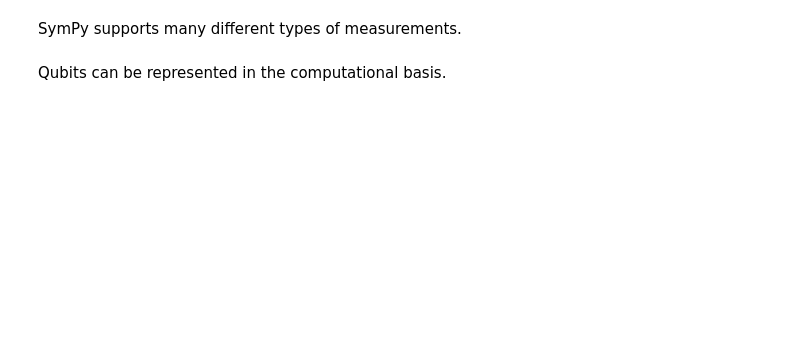
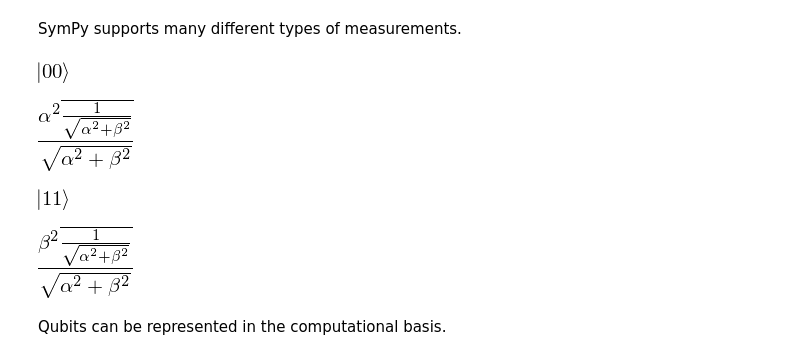
Before and after one commit to ellisonbg/sympy-qcpaper, a Jupyter notebook: notebooks/qubits.ipynb, the cells around one changed output. Drawn from its saved outputs; the diff is of its cells as text; code cells hidden in the pictures; blank space fills up the shorter version.

```diff
--- a/notebooks/qubits.ipynb
+++ b/notebooks/qubits.ipynb
@@ -19,7 +39,14 @@ qapply(Dagger(Qubit('00'))*psi)
 # %% [markdown]
 SymPy supports many different types of measurements.
 # %%
-for state, prob in measure_all(psi):    display(state)    display(prob)
+for state, prob in measure_all(psi):
+    display(state)
+    display(prob)
+# %% [output]
+[figure, added]
+[figure, added]
+[figure, added]
+[figure, added]
 # %% [markdown]
 Qubits can be represented in the computational basis.
 # %%
```
Also changed, not shown: parts of 24 cells of this notebook, 7 other files.
